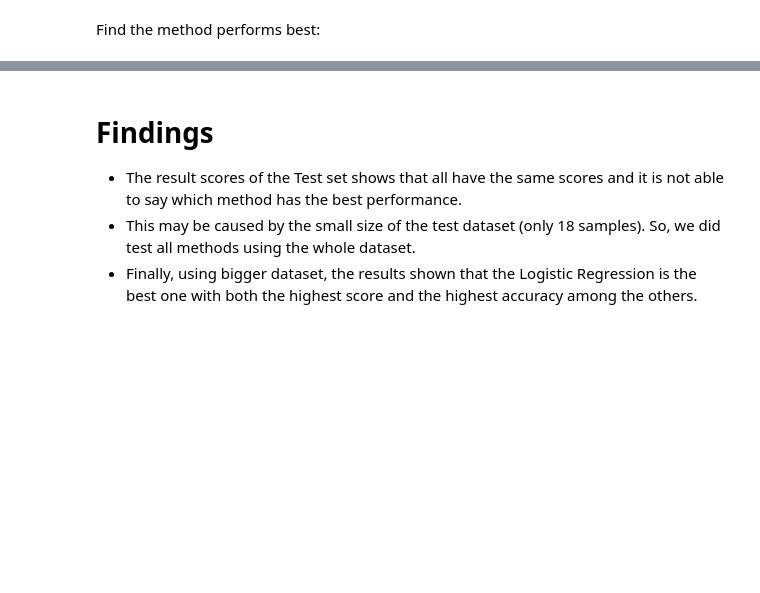
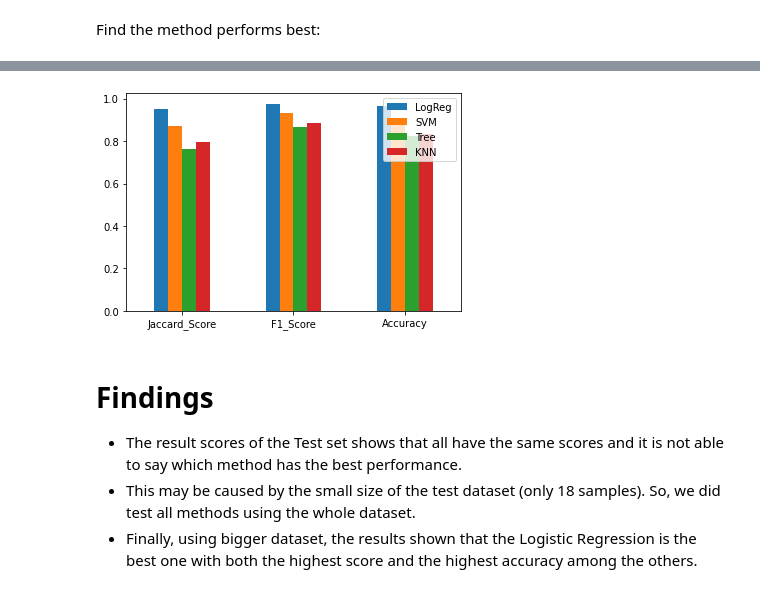
Before and after one commit to tctruc79/Applied_Data_Science_Capstone_Project, a Jupyter notebook: 8. SpaceX_Machine_Learning_Prediction.ipynb, the cells around one changed output, grey strips where cells are left out. Drawn from its saved outputs; the diff is of its cells as text; code cells hidden in the pictures; blank space fills up the shorter version.

```diff
--- a/8. SpaceX_Machine_Learning_Prediction.ipynb
+++ b/8. SpaceX_Machine_Learning_Prediction.ipynb
@@ -383,3 +396,16 @@ scores
+# %%
+LogReg = [0.952381, 0.975610, 0.966667]
+SVM = [0.869565, 0.930233, 0.900000]
+Tree = [0.764706, 0.866667, 0.822222]
+KNN = [0.794521, 0.885496, 0.833333]
+index = ['Jaccard_Score', 'F1_Score', 'Accuracy']
+df = pd.DataFrame({'LogReg': LogReg,
+                   'SVM': SVM,
+                   'Tree': Tree,
+                   'KNN': KNN}, index=index)
+ax = df.plot.bar(rot=0)
+# %% [output]
+[figure, added]
 # %% [markdown]
 # Findings
 
```
Also changed, not shown: parts of 5 cells of this notebook, 2 other files.
